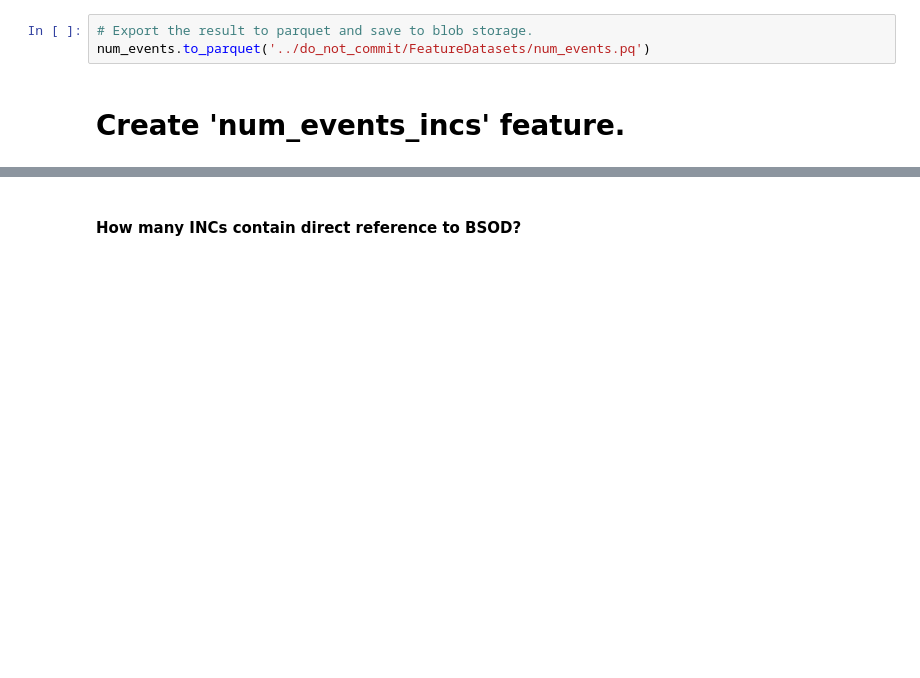
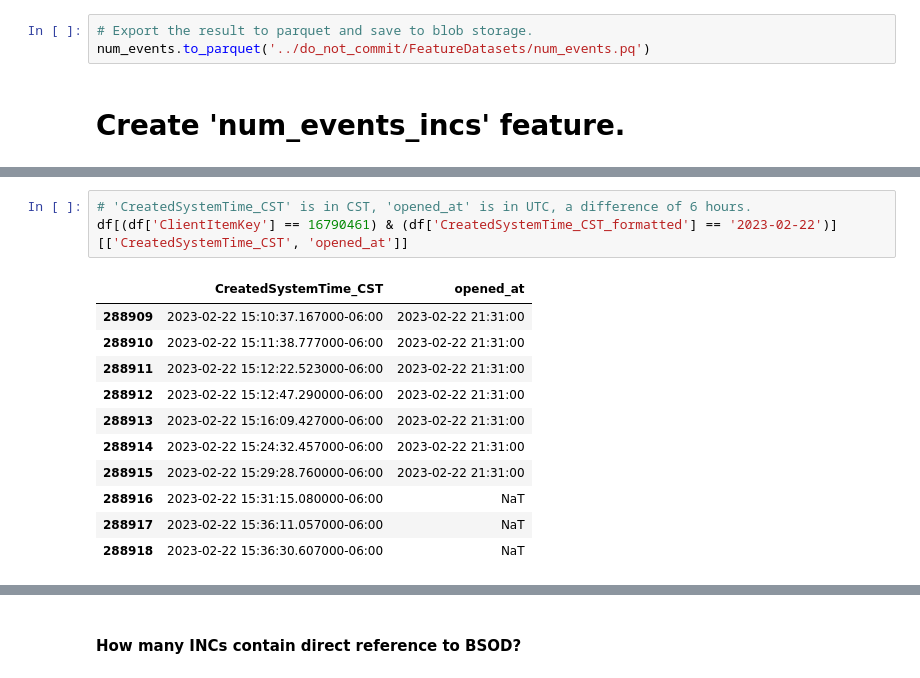
Before and after one commit to redgerly-umich/capstone_ff, a Jupyter notebook: DataCleaning/combine_4_error_types.ipynb, the cells around one changed output, grey strips where cells are left out. Saved outputs shown, nothing was run; the diff lists cells and outputs as text; blank space fills up the shorter version.

```diff
--- a/DataCleaning/combine_4_error_types.ipynb
+++ b/DataCleaning/combine_4_error_types.ipynb
@@ -533 +545,16 @@ num_events
+# %%
+# 'CreatedSystemTime_CST' is in CST, 'opened_at' is in UTC, a difference of 6 hours.
+df[(df['ClientItemKey'] == 16790461) & (df['CreatedSystemTime_CST_formatted'] == '2023-02-22')][['CreatedSystemTime_CST', 'opened_at']]
+# %% [output]
+|  | CreatedSystemTime_CST | opened_at |
+| 288909 | 2023-02-22 15:10:37.167000-06:00 | 2023-02-22 21:31:00 |
+| 288910 | 2023-02-22 15:11:38.777000-06:00 | 2023-02-22 21:31:00 |
+| 288911 | 2023-02-22 15:12:22.523000-06:00 | 2023-02-22 21:31:00 |
+| 288912 | 2023-02-22 15:12:47.290000-06:00 | 2023-02-22 21:31:00 |
+| 288913 | 2023-02-22 15:16:09.427000-06:00 | 2023-02-22 21:31:00 |
+| 288914 | 2023-02-22 15:24:32.457000-06:00 | 2023-02-22 21:31:00 |
+| 288915 | 2023-02-22 15:29:28.760000-06:00 | 2023-02-22 21:31:00 |
+| 288916 | 2023-02-22 15:31:15.080000-06:00 | NaT |
+| 288917 | 2023-02-22 15:36:11.057000-06:00 | NaT |
+| 288918 | 2023-02-22 15:36:30.607000-06:00 | NaT |
 # %%
```
Also changed, not shown: parts of 9 cells of this notebook.
